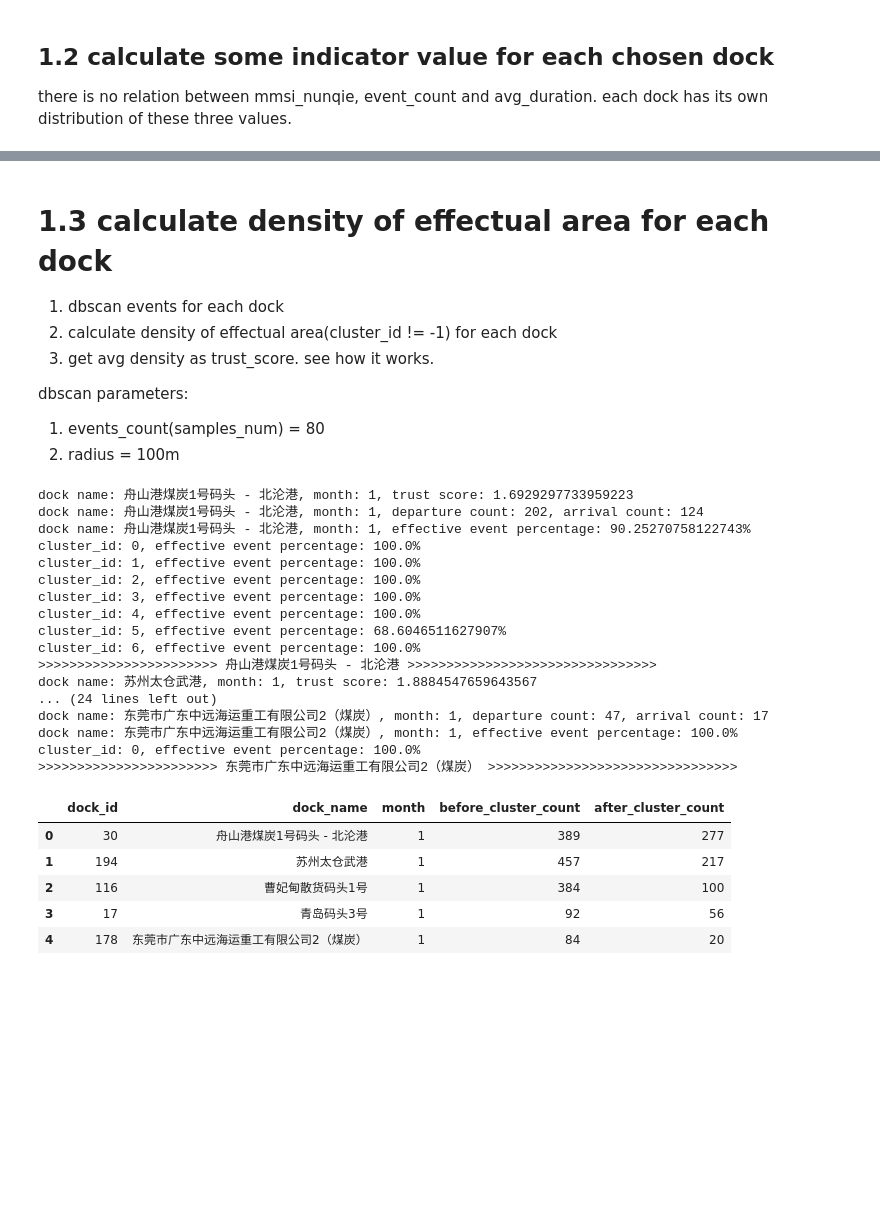
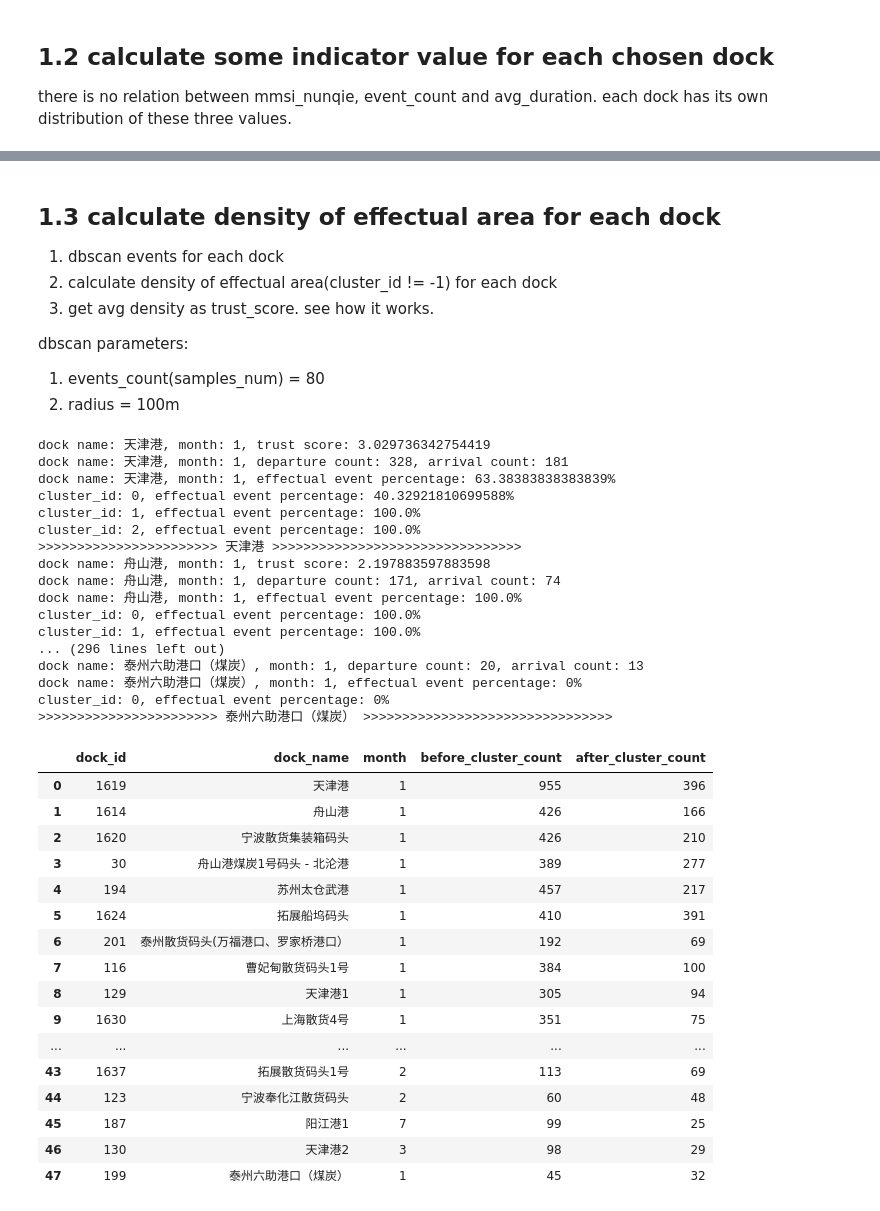
Before and after one commit to jiayuqiu/sisi, a Jupyter notebook: core/notebooks/trust_score.ipynb, the cells around one changed output, grey strips where cells are left out. Cells and saved outputs as stored; diff of their text form; code cells hidden in the pictures; blank space fills up the shorter version.

```diff
--- a/core/notebooks/trust_score.ipynb
+++ b/core/notebooks/trust_score.ipynb
@@ -91,7 +90,8 @@ top_ten_coal_dock_df = pd.merge(
     how='left'
 )
 # top_ten_coal_dock_df.loc[:, ['dock_id', 'name', 'count']]  # choose: [30, 116, 194, 17, 178]
-standard_coal_dock_df = top_ten_coal_dock_df.loc[top_ten_coal_dock_df['dock_id'].isin([30, 116, 194, 17, 178])]
+# standard_coal_dock_df = top_ten_coal_dock_df.loc[top_ten_coal_dock_df['dock_id'].isin([30, 116, 194, 17, 178])]
+standard_coal_dock_df = top_ten_coal_dock_df.copy()
 standard_coal_dock_df
 # %% [output]
 |  | coal_dock_id | count | dock_id | name |
@@ -147,5 +154,5 @@ indicator_values_df
 # %% [markdown]
-# 1.3 calculate density of effectual area for each dock
+## 1.3 calculate density of effectual area for each dock
 1. dbscan events for each dock
 2. calculate density of effectual area(cluster_id != -1) for each dock
 3. get avg density as trust_score. see how it works.
@@ -168,6 +175,7 @@ for _, row in standard_coal_dock_df.iterrows():
     dock_name = row['name']
     for month in range(1, 12+1):
         _month_dock_events = coal_dock_events_df.loc[(coal_dock_events_df['coal_dock_id'] == dock_id) & (coal_dock_events_df['month'] == month)]
+
         _month_dock_events.loc[:, 'stop_duration'] = _month_dock_events.apply(lambda _row: _row['end_time'] - _row['begin_time'], axis=1)
         _month_dock_events = _month_dock_events.loc[(_month_dock_events['stop_duration'] > 1800) & (_month_dock_events['stop_duration'] < 7 * 24 * 3600)]
 
@@ -184,6 +192,10 @@ for _, row in standard_coal_dock_df.iterrows():
         _month_dock_events = _month_dock_events.loc[_month_dock_events['cluster_id'] != -1]
         # print(f"dock name: {dock_name}, after cluster events shape: {_month_dock_events.shape}")
         after_cluster_events_count = _month_dock_events.shape[0]
+        if after_cluster_events_count == 0:
+            # after dbscan, all events are noise
+            continue
+
         indicator_values.append(
             {
                 'dock_id': dock_id,
@@ -212,55 +224,66 @@ for _, row in standard_coal_dock_df.iterrows():
         # -. calculate trust score (event_count_per_mmsi)
         _month_dock_trust_score = trust_score(_month_dock_events)
         print(f"dock name: {dock_name}, month: {month}, trust score: {_month_dock_trust_score}")
 
         # -. calculate departure&arrival ship count
         departure_event_count, arrival_event_count= calculate_dd_event_count_month(
             year=2023,
             month=month,
             dock_id=dock_id,
             con=var.engine
         )
         print(f"dock name: {dock_name}, month: {month}, departure count: {departure_event_count}, arrival count: {arrival_event_count}")
 
         # -. calculate low_speed / stop_event
         event_category_distribute_percentage = _month_dock_events['event_categories'].value_counts(normalize=True)
         percentage_val = effectual_event_percentage(event_category_distribute_percentage)
         print(f"dock name: {dock_name}, month: {month}, effectual event percentage: {percentage_val}%")
 
         # -. calculate low_speed / stop_event in dbscan cluster
         for cluster_id, group in _month_dock_events.groupby('cluster_id'):
             event_category_distribute_percentage = group['event_categories'].value_counts(normalize=True)
             percentage_val = effectual_event_percentage(event_category_distribute_percentage)
             print(f"cluster_id: {cluster_id}, effectual event percentage: {percentage_val}%")
         print(f">>>>>>>>>>>>>>>>>>>>>>> {dock_name} >>>>>>>>>>>>>>>>>>>>>>>>>>>>>>>>")
         break
 
 indicator_values_df = pd.DataFrame(indicator_values)
 indicator_values_df
 # %% [output]
-dock name: 舟山港煤炭1号码头 - 北沦港, month: 1, trust score: 1.6929297733959223
-dock name: 舟山港煤炭1号码头 - 北沦港, month: 1, departure count: 202, arrival count: 124
-dock name: 舟山港煤炭1号码头 - 北沦港, month: 1, effective event percentage: 90.25270758122743%
-cluster_id: 0, effective event percentage: 100.0%
-cluster_id: 1, effective event percentage: 100.0%
-cluster_id: 2, effective event percentage: 100.0%
-cluster_id: 3, effective event percentage: 100.0%
-cluster_id: 4, effective event percentage: 100.0%
-cluster_id: 5, effective event percentage: 68.6046511627907%
-cluster_id: 6, effective event percentage: 100.0%
->>>>>>>>>>>>>>>>>>>>>>> 舟山港煤炭1号码头 - 北沦港 >>>>>>>>>>>>>>>>>>>>>>>>>>>>>>>>
-dock name: 苏州太仓武港, month: 1, trust score: 1.8884547659643567
-... (24 lines left out)
-dock name: 东莞市广东中远海运重工有限公司2（煤炭）, month: 1, departure count: 47, arrival count: 17
-dock name: 东莞市广东中远海运重工有限公司2（煤炭）, month: 1, effective event percentage: 100.0%
-cluster_id: 0, effective event percentage: 100.0%
->>>>>>>>>>>>>>>>>>>>>>> 东莞市广东中远海运重工有限公司2（煤炭） >>>>>>>>>>>>>>>>>>>>>>>>>>>>>>>>
+dock name: 天津港, month: 1, trust score: 3.029736342754419
+dock name: 天津港, month: 1, departure count: 328, arrival count: 181
+dock name: 天津港, month: 1, effectual event percentage: 63.38383838383839%
+cluster_id: 0, effectual event percentage: 40.32921810699588%
+cluster_id: 1, effectual event percentage: 100.0%
+cluster_id: 2, effectual event percentage: 100.0%
+>>>>>>>>>>>>>>>>>>>>>>> 天津港 >>>>>>>>>>>>>>>>>>>>>>>>>>>>>>>>
+dock name: 舟山港, month: 1, trust score: 2.197883597883598
+dock name: 舟山港, month: 1, departure count: 171, arrival count: 74
+dock name: 舟山港, month: 1, effectual event percentage: 100.0%
+cluster_id: 0, effectual event percentage: 100.0%
+cluster_id: 1, effectual event percentage: 100.0%
+... (296 lines left out)
+dock name: 泰州六助港口（煤炭）, month: 1, departure count: 20, arrival count: 13
+dock name: 泰州六助港口（煤炭）, month: 1, effectual event percentage: 0%
+cluster_id: 0, effectual event percentage: 0%
+>>>>>>>>>>>>>>>>>>>>>>> 泰州六助港口（煤炭） >>>>>>>>>>>>>>>>>>>>>>>>>>>>>>>>
 |  | dock_id | dock_name | month | before_cluster_count | after_cluster_count |
-| 0 | 30 | 舟山港煤炭1号码头 - 北沦港 | 1 | 389 | 277 |
-| 1 | 194 | 苏州太仓武港 | 1 | 457 | 217 |
-| 2 | 116 | 曹妃甸散货码头1号 | 1 | 384 | 100 |
-| 3 | 17 | 青岛码头3号 | 1 | 92 | 56 |
-| 4 | 178 | 东莞市广东中远海运重工有限公司2（煤炭） | 1 | 84 | 20 |
+| 0 | 1619 | 天津港 | 1 | 955 | 396 |
+| 1 | 1614 | 舟山港 | 1 | 426 | 166 |
+| 2 | 1620 | 宁波散货集装箱码头 | 1 | 426 | 210 |
+| 3 | 30 | 舟山港煤炭1号码头 - 北沦港 | 1 | 389 | 277 |
+| 4 | 194 | 苏州太仓武港 | 1 | 457 | 217 |
+| 5 | 1624 | 拓展船坞码头 | 1 | 410 | 391 |
+| 6 | 201 | 泰州散货码头(万福港口、罗家桥港口） | 1 | 192 | 69 |
+| 7 | 116 | 曹妃甸散货码头1号 | 1 | 384 | 100 |
+| 8 | 129 | 天津港1 | 1 | 305 | 94 |
+| 9 | 1630 | 上海散货4号 | 1 | 351 | 75 |
+| ... | ... | ... | ... | ... | ... |
+| 43 | 1637 | 拓展散货码头1号 | 2 | 113 | 69 |
+| 44 | 123 | 宁波奉化江散货码头 | 2 | 60 | 48 |
+| 45 | 187 | 阳江港1 | 7 | 99 | 25 |
+| 46 | 130 | 天津港2 | 3 | 98 | 29 |
+| 47 | 199 | 泰州六助港口（煤炭） | 1 | 45 | 32 |
 # %%
 # -. calculate density of each cluster
 df = month_dock_events_list[0]  # dock_id = 30, month = 1, 宁波北沦港
```
Also changed, not shown: parts of 16 cells of this notebook, 1 other file.
